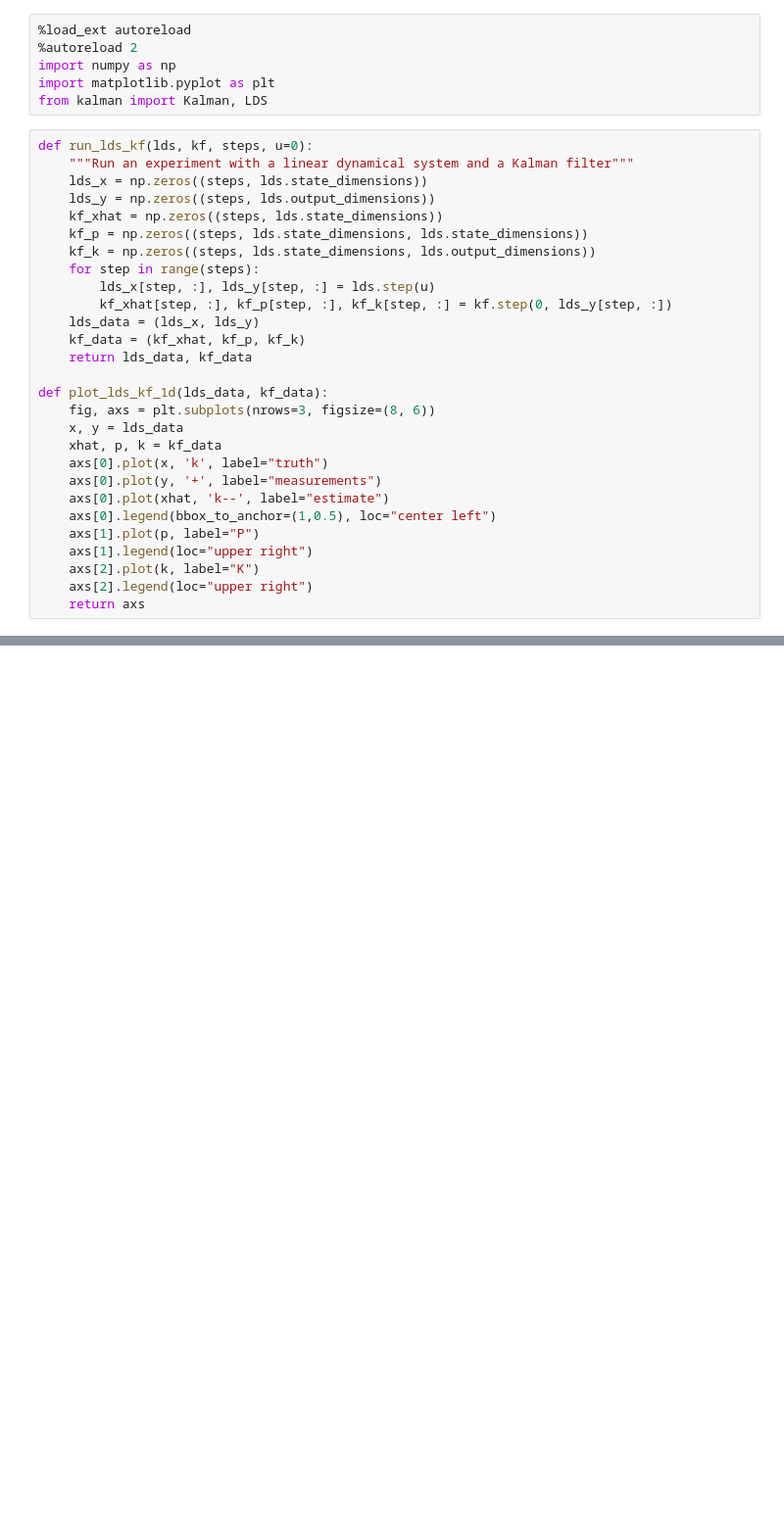
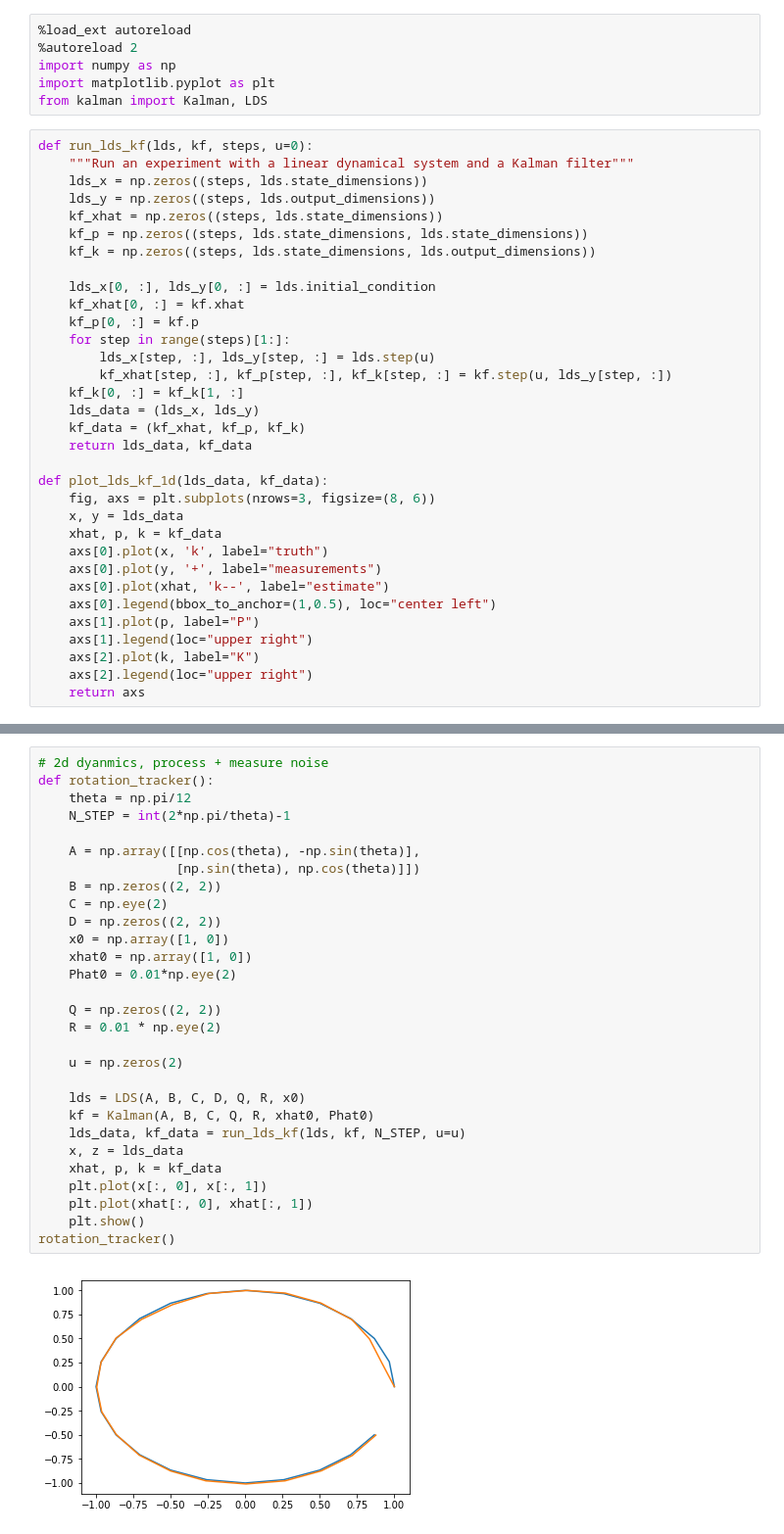
Before and after one commit to samfok/kalman, a Jupyter notebook: test_kalman.ipynb, the cells around one changed output, grey strips where cells are left out. Shown: that part at 98% size. Drawn from its saved outputs; the diff is of its cells as text; blank space fills up the shorter version.

```diff
--- a/test_kalman.ipynb
+++ b/test_kalman.ipynb
@@ -12,9 +12,14 @@ def run_lds_kf(lds, kf, steps, u=0):
     kf_xhat = np.zeros((steps, lds.state_dimensions))
     kf_p = np.zeros((steps, lds.state_dimensions, lds.state_dimensions))
     kf_k = np.zeros((steps, lds.state_dimensions, lds.output_dimensions))
-    for step in range(steps):
+
+    lds_x[0, :], lds_y[0, :] = lds.initial_condition
+    kf_xhat[0, :] = kf.xhat
+    kf_p[0, :] = kf.p
+    for step in range(steps)[1:]:
         lds_x[step, :], lds_y[step, :] = lds.step(u)
-        kf_xhat[step, :], kf_p[step, :], kf_k[step, :] = kf.step(0, lds_y[step, :])
+        kf_xhat[step, :], kf_p[step, :], kf_k[step, :] = kf.step(u, lds_y[step, :])
+    kf_k[0, :] = kf_k[1, :]
     lds_data = (lds_x, lds_y)
     kf_data = (kf_xhat, kf_p, kf_k)
     return lds_data, kf_data
@@ -92,0 +107,31 @@ plt.show()
+# %%
+# 2d dyanmics, process + measure noise
+def rotation_tracker():
+    theta = np.pi/12
+    N_STEP = int(2*np.pi/theta)-1
+
+    A = np.array([[np.cos(theta), -np.sin(theta)],
+                  [np.sin(theta), np.cos(theta)]])
+    B = np.zeros((2, 2))
+    C = np.eye(2)
+    D = np.zeros((2, 2))
+    x0 = np.array([1, 0])
+    xhat0 = np.array([1, 0])
+    Phat0 = 0.01*np.eye(2)
+
+    Q = np.zeros((2, 2))
+    R = 0.01 * np.eye(2)
+
+    u = np.zeros(2)
+
+    lds = LDS(A, B, C, D, Q, R, x0)
+    kf = Kalman(A, B, C, Q, R, xhat0, Phat0)
+    lds_data, kf_data = run_lds_kf(lds, kf, N_STEP, u=u)
+    x, z = lds_data
+    xhat, p, k = kf_data
+    plt.plot(x[:, 0], x[:, 1])
+    plt.plot(xhat[:, 0], xhat[:, 1])
+    plt.show()
+rotation_tracker()
+# %% [output]
+[figure, added]
```
Also changed, not shown: parts of 2 cells of this notebook, 2 other files.
